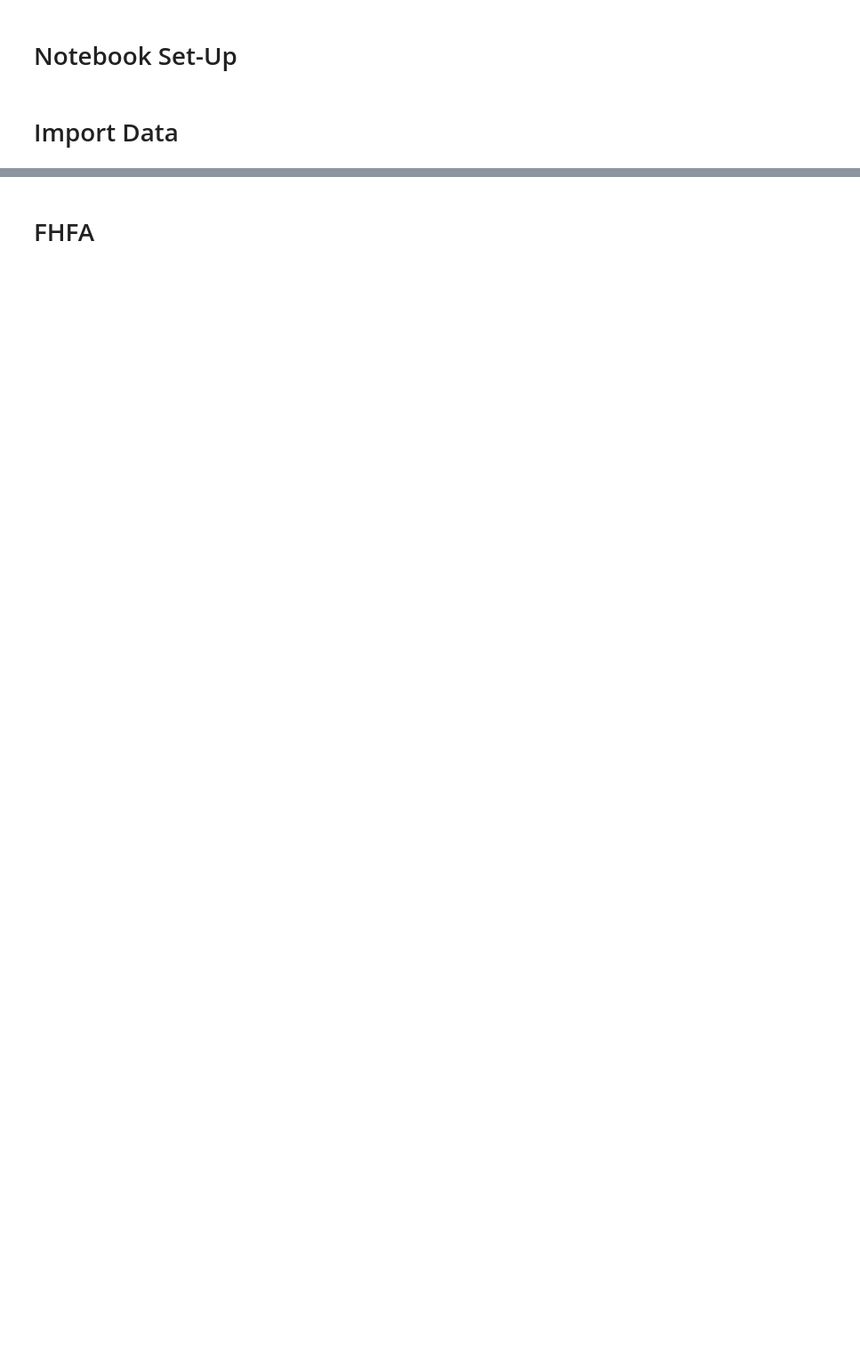
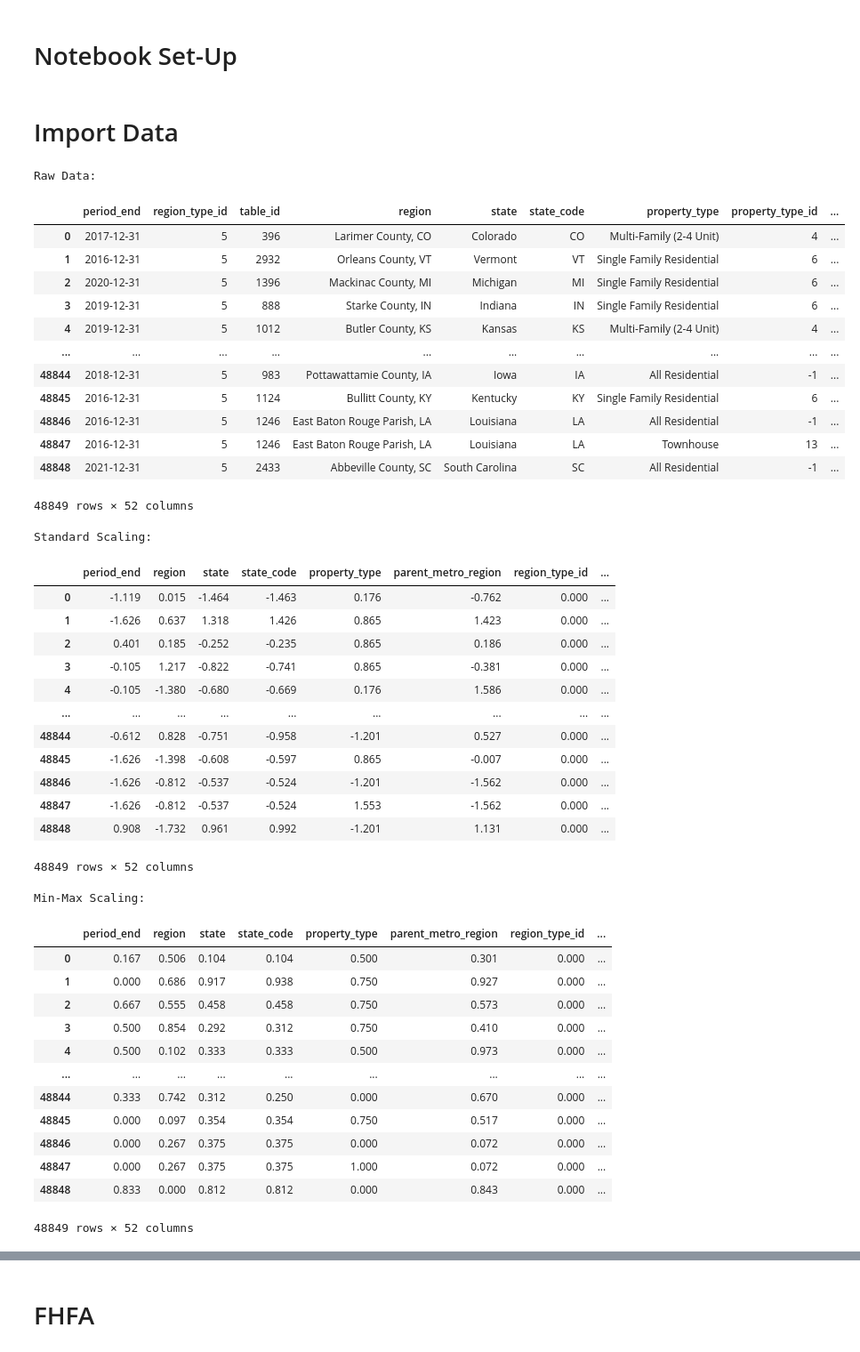
Before and after one commit to RyanZimmermanNWU/Northwestern-MSDS-Capstone-2023, a Jupyter notebook: Scripts/b. Data Pre-Processing.ipynb, the cells around one changed output, grey strips where cells are left out. Shown: that part at 89% size. Drawn from its saved outputs; the diff is of its cells as text; code cells hidden in the pictures; blank space fills up the shorter version.

```diff
--- a/Scripts/b. Data Pre-Processing.ipynb
+++ b/Scripts/b. Data Pre-Processing.ipynb
@@ -18,3 +20,69 @@ github = r'https://raw.githubusercontent.com/mattlibonati/Northwestern-MSDS-Caps
 # %%
-redfin = pd.read_csv(github+'redfin_year_end.csv').drop(columns = 'Unnamed: 0')
-redfin
+redfin = pd.read_csv(github+'redfin.csv').drop(columns = ['Unnamed: 0','period_begin','region_type',
+                                                          'is_seasonally_adjusted','last_updated','city',
+                                                          'period_duration'])
+
+# output data
+print('Raw Data:')
+display(redfin)
+
+# Label Encoding
+redfin_strings = redfin.select_dtypes(include=['object'])
+redfin_string_encoded = label_encode(redfin_strings)
+redfin_encoded = redfin_string_encoded.join(redfin.select_dtypes(exclude=['object']))
+
+print('Standard Scaling:')
+display(scale_set(redfin_encoded)[0])
+print('Min-Max Scaling:')
+display(scale_set(redfin_encoded)[1])
+print('Log Transformed:')
+display(log_transform(redfin_encoded))
+
+# output files to excel
+scale_set(redfin_encoded)[0].round(6).to_csv(r'C:\Users\Mattl\Desktop\Data\redfin\redfin_standard_scaled.csv')
+scale_set(redfin_encoded)[1].round(6).to_csv(r'C:\Users\Mattl\Desktop\Data\redfin\redfin_minmax_scaled.csv')
+log_transform(redfin_encoded).round(6).to_csv(r'C:\Users\Mattl\Desktop\Data\redfin\redfin_log_transformed.csv')
+redfin_encoded.round(6).to_csv(r'C:\Users\Mattl\Desktop\Data\redfin\redfin_label_encoded.csv')
+# %% [output]
+Raw Data:
+|  | period_end | region_type_id | table_id | region | state | state_code | property_type | property_type_id | ... |
+| 0 | 2017-12-31 | 5 | 396 | Larimer County, CO | Colorado | CO | Multi-Family (2-4 Unit) | 4 | ... |
+| 1 | 2016-12-31 | 5 | 2932 | Orleans County, VT | Vermont | VT | Single Family Residential | 6 | ... |
+| 2 | 2020-12-31 | 5 | 1396 | Mackinac County, MI | Michigan | MI | Single Family Residential | 6 | ... |
+| 3 | 2019-12-31 | 5 | 888 | Starke County, IN | Indiana | IN | Single Family Residential | 6 | ... |
+| 4 | 2019-12-31 | 5 | 1012 | Butler County, KS | Kansas | KS | Multi-Family (2-4 Unit) | 4 | ... |
+| ... | ... | ... | ... | ... | ... | ... | ... | ... | ... |
+| 48844 | 2018-12-31 | 5 | 983 | Pottawattamie County, IA | Iowa | IA | All Residential | -1 | ... |
+| 48845 | 2016-12-31 | 5 | 1124 | Bullitt County, KY | Kentucky | KY | Single Family Residential | 6 | ... |
+| 48846 | 2016-12-31 | 5 | 1246 | East Baton Rouge Parish, LA | Louisiana | LA | All Residential | -1 | ... |
+| 48847 | 2016-12-31 | 5 | 1246 | East Baton Rouge Parish, LA | Louisiana | LA | Townhouse | 13 | ... |
+| 48848 | 2021-12-31 | 5 | 2433 | Abbeville County, SC | South Carolina | SC | All Residential | -1 | ... |
+48849 rows × 52 columns
+Standard Scaling:
+|  | period_end | region | state | state_code | property_type | parent_metro_region | region_type_id | ... |
+| 0 | -1.119 | 0.015 | -1.464 | -1.463 | 0.176 | -0.762 | 0.000 | ... |
+| 1 | -1.626 | 0.637 | 1.318 | 1.426 | 0.865 | 1.423 | 0.000 | ... |
+| 2 | 0.401 | 0.185 | -0.252 | -0.235 | 0.865 | 0.186 | 0.000 | ... |
+| 3 | -0.105 | 1.217 | -0.822 | -0.741 | 0.865 | -0.381 | 0.000 | ... |
+| 4 | -0.105 | -1.380 | -0.680 | -0.669 | 0.176 | 1.586 | 0.000 | ... |
+| ... | ... | ... | ... | ... | ... | ... | ... | ... |
+| 48844 | -0.612 | 0.828 | -0.751 | -0.958 | -1.201 | 0.527 | 0.000 | ... |
+| 48845 | -1.626 | -1.398 | -0.608 | -0.597 | 0.865 | -0.007 | 0.000 | ... |
+| 48846 | -1.626 | -0.812 | -0.537 | -0.524 | -1.201 | -1.562 | 0.000 | ... |
+| 48847 | -1.626 | -0.812 | -0.537 | -0.524 | 1.553 | -1.562 | 0.000 | ... |
+| 48848 | 0.908 | -1.732 | 0.961 | 0.992 | -1.201 | 1.131 | 0.000 | ... |
+48849 rows × 52 columns
+Min-Max Scaling:
+|  | period_end | region | state | state_code | property_type | parent_metro_region | region_type_id | ... |
+| 0 | 0.167 | 0.506 | 0.104 | 0.104 | 0.500 | 0.301 | 0.000 | ... |
+| 1 | 0.000 | 0.686 | 0.917 | 0.938 | 0.750 | 0.927 | 0.000 | ... |
+| 2 | 0.667 | 0.555 | 0.458 | 0.458 | 0.750 | 0.573 | 0.000 | ... |
+| 3 | 0.500 | 0.854 | 0.292 | 0.312 | 0.750 | 0.410 | 0.000 | ... |
+| 4 | 0.500 | 0.102 | 0.333 | 0.333 | 0.500 | 0.973 | 0.000 | ... |
+| ... | ... | ... | ... | ... | ... | ... | ... | ... |
+| 48844 | 0.333 | 0.742 | 0.312 | 0.250 | 0.000 | 0.670 | 0.000 | ... |
+| 48845 | 0.000 | 0.097 | 0.354 | 0.354 | 0.750 | 0.517 | 0.000 | ... |
+| 48846 | 0.000 | 0.267 | 0.375 | 0.375 | 0.000 | 0.072 | 0.000 | ... |
+| 48847 | 0.000 | 0.267 | 0.375 | 0.375 | 1.000 | 0.072 | 0.000 | ... |
+| 48848 | 0.833 | 0.000 | 0.812 | 0.812 | 0.000 | 0.843 | 0.000 | ... |
+48849 rows × 52 columns
```
Also changed, not shown: parts of 12 cells of this notebook.
